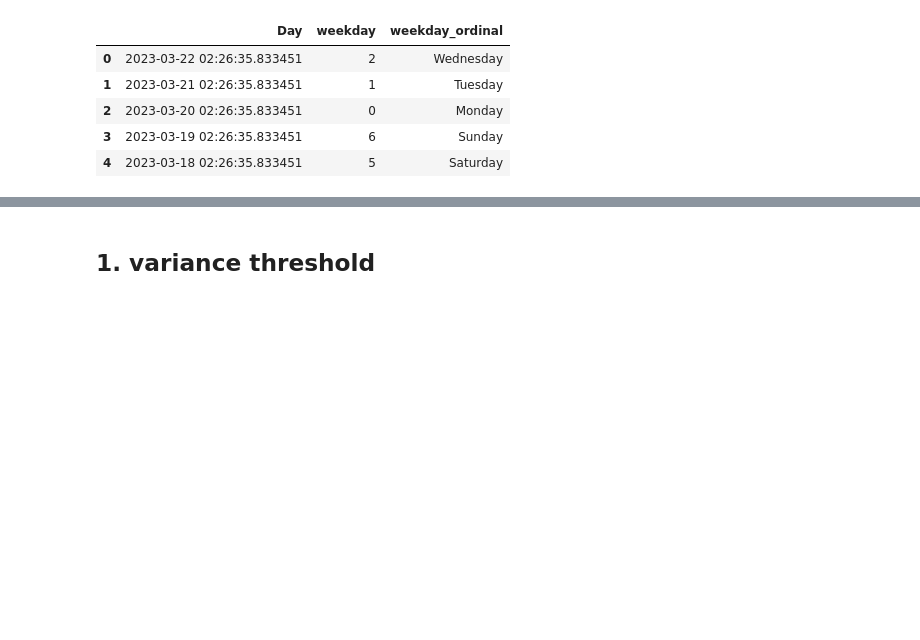
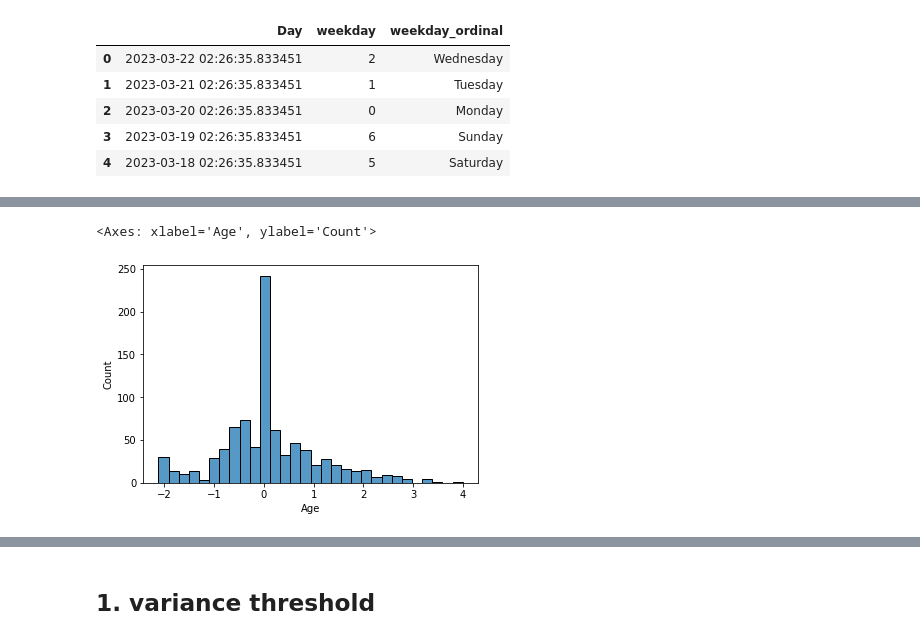
Before and after one commit to bele99/Data-Science-Project, a Jupyter notebook: Feature_Selection.ipynb, the cells around one changed output, grey strips where cells are left out. Drawn from its saved outputs; the diff is of its cells as text; code cells hidden in the pictures; blank space fills up the shorter version.

```diff
--- a/Feature_Selection.ipynb
+++ b/Feature_Selection.ipynb
@@ -531,0 +728,5 @@ data.head()
+# %%
+from sklearn.preprocessing import RobustScaler
+scaler=RobustScaler()
+df_robust_scaler=pd.DataFrame(scaler.fit_transform(df),columns=df.columns)
+df_robust_scaler.head()
@@ -531,0 +740,5 @@ data.head()
+# %%
+sns.histplot(df_robust_scaler['Age'])
+# %% [output]
+<Axes: xlabel='Age', ylabel='Count'>
+[figure, added]
```
Also changed, not shown: parts of 44 cells of this notebook.
